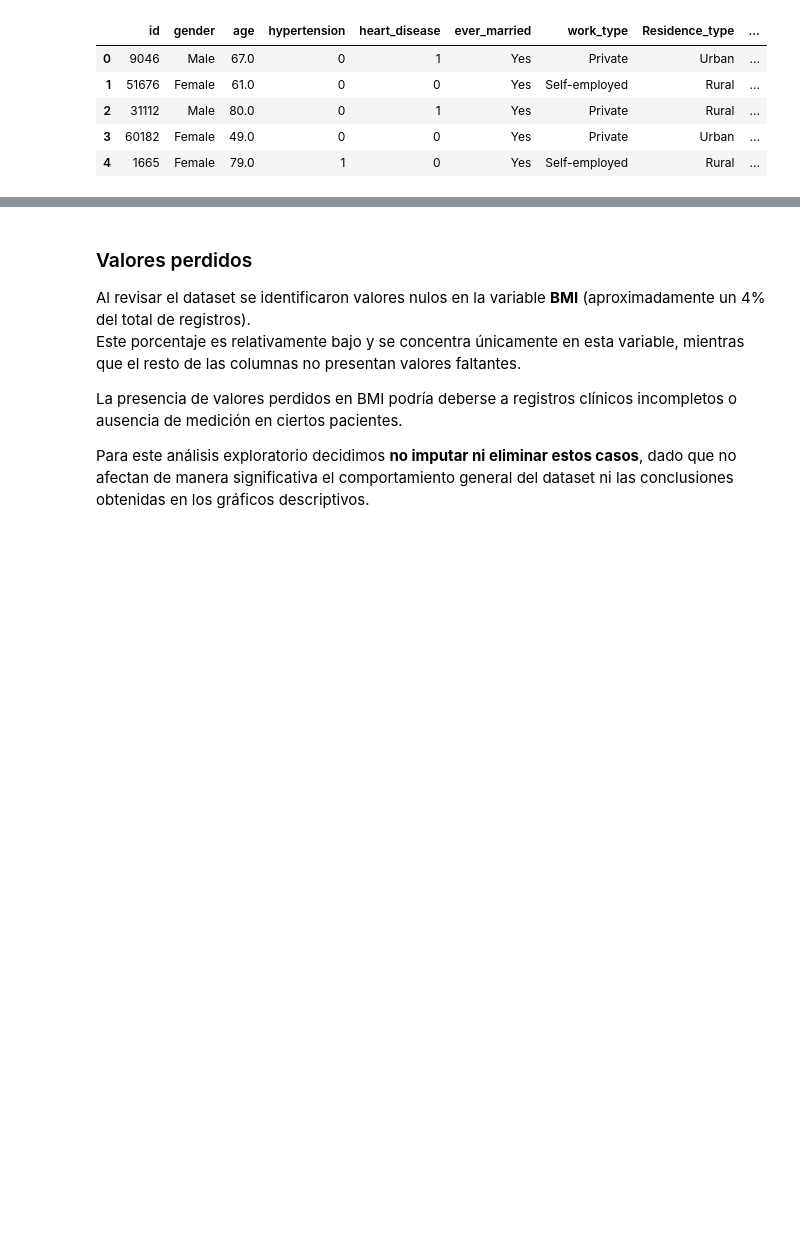
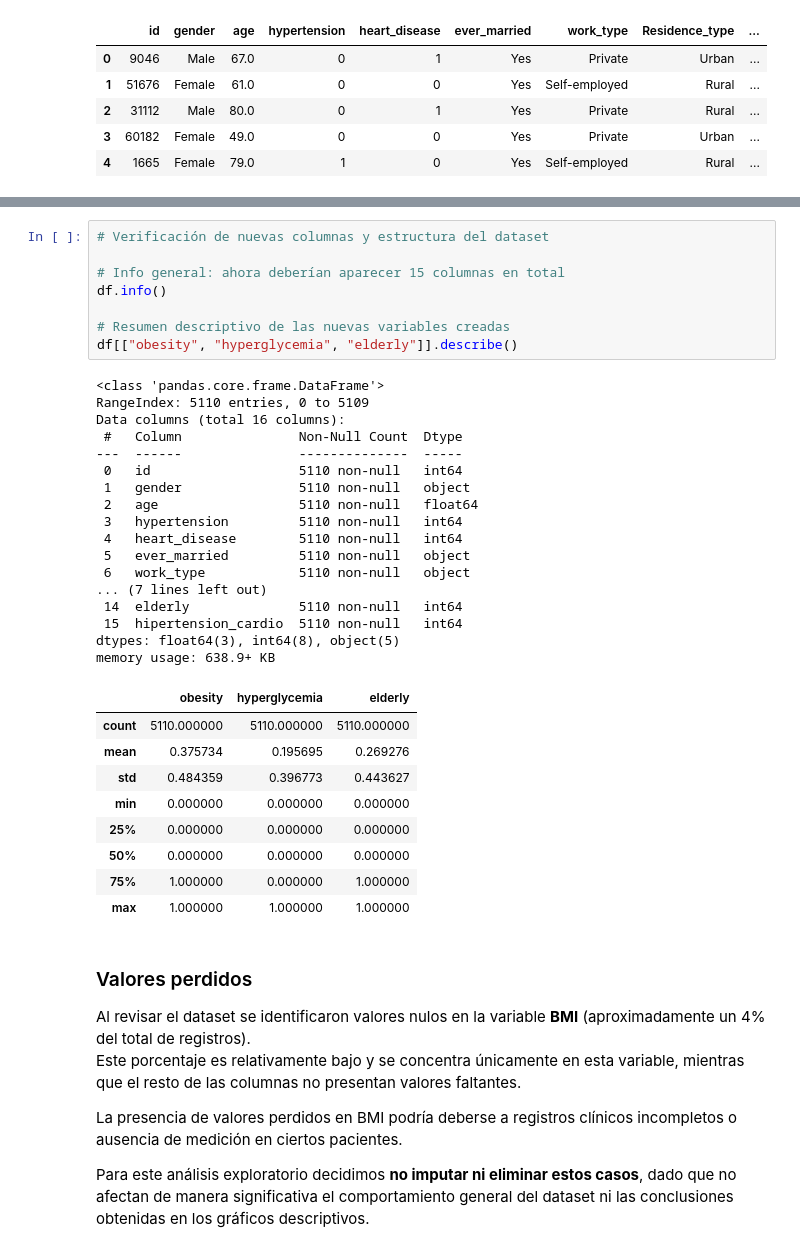
Before and after one commit to DaniPorticella/proyecto_stroke_coderhouse, a Jupyter notebook: ProyectoDSParteI_Porticella.ipynb, the cells around one changed output, grey strips where cells are left out. Saved outputs shown, nothing was run; the diff lists cells and outputs as text; blank space fills up the shorter version.

```diff
--- a/ProyectoDSParteI_Porticella.ipynb
+++ b/ProyectoDSParteI_Porticella.ipynb
@@ -68,3 +102,38 @@ dtype: int64
+# %%
+# Verificación de nuevas columnas y estructura del dataset
+
+# Info general: ahora deberían aparecer 15 columnas en total
+df.info()
+
+# Resumen descriptivo de las nuevas variables creadas
+df[["obesity", "hyperglycemia", "elderly"]].describe()
+# %% [output]
+<class 'pandas.core.frame.DataFrame'>
+RangeIndex: 5110 entries, 0 to 5109
+Data columns (total 16 columns):
+ #   Column               Non-Null Count  Dtype
+---  ------               --------------  -----
+ 0   id                   5110 non-null   int64
+ 1   gender               5110 non-null   object
+ 2   age                  5110 non-null   float64
+ 3   hypertension         5110 non-null   int64
+ 4   heart_disease        5110 non-null   int64
+ 5   ever_married         5110 non-null   object
+ 6   work_type            5110 non-null   object
+... (7 lines left out)
+ 14  elderly              5110 non-null   int64
+ 15  hipertension_cardio  5110 non-null   int64
+dtypes: float64(3), int64(8), object(5)
+memory usage: 638.9+ KB
+|  | obesity | hyperglycemia | elderly |
+| count | 5110.000000 | 5110.000000 | 5110.000000 |
+| mean | 0.375734 | 0.195695 | 0.269276 |
+| std | 0.484359 | 0.396773 | 0.443627 |
+| min | 0.000000 | 0.000000 | 0.000000 |
+| 25% | 0.000000 | 0.000000 | 0.000000 |
+| 50% | 0.000000 | 0.000000 | 0.000000 |
+| 75% | 1.000000 | 0.000000 | 1.000000 |
+| max | 1.000000 | 1.000000 | 1.000000 |
 # %% [markdown]
 ### Valores perdidos
 
```
Also changed, not shown: parts of 13 cells of this notebook.
